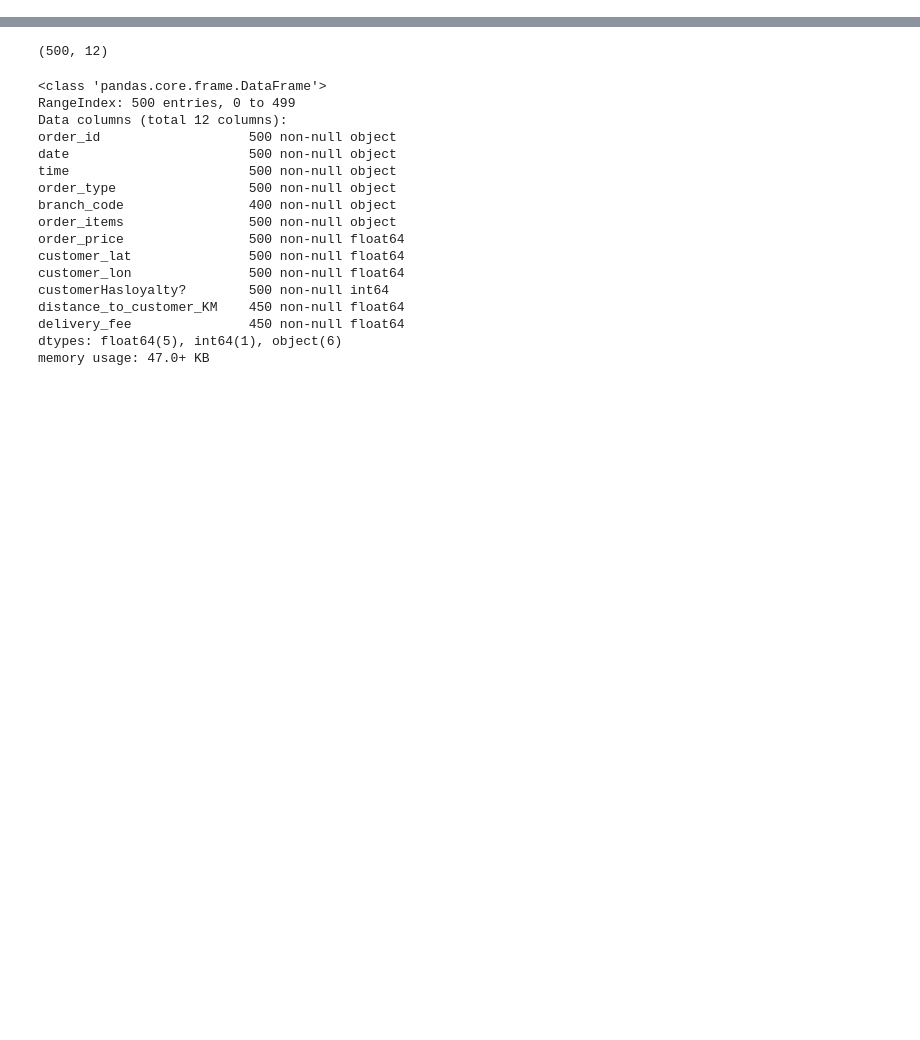
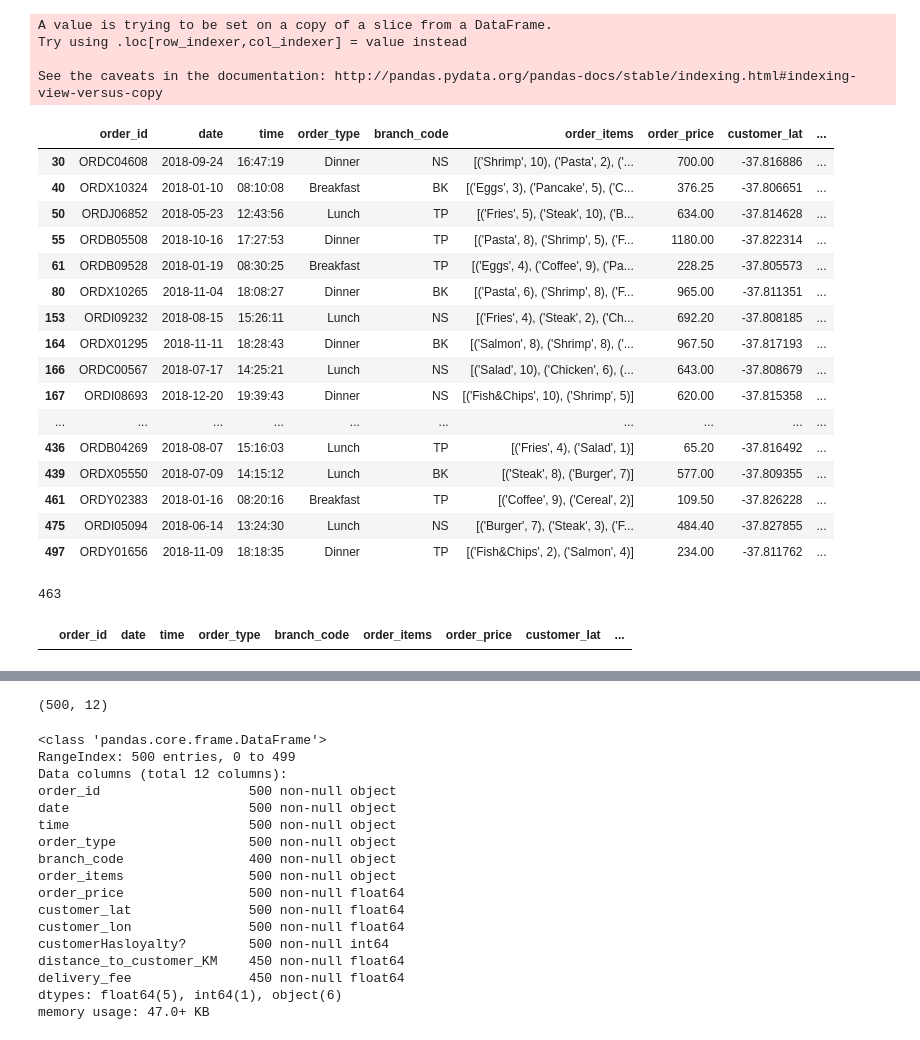
Before and after one commit to pradnyaalc/Data-Cleaning-and-EDA, a Jupyter notebook: Group_113.ipynb, the cells around one changed output, grey strips where cells are left out. Cells and saved outputs as stored; diff of their text form; code cells hidden in the pictures; blank space fills up the shorter version.

Commit message:
fixing for date, time+order_type, branch_code, interchange_latitude_longitude, positive_latitude

```diff
--- a/Group_113.ipynb
+++ b/Group_113.ipynb
@@ -9,0 +59,35 @@ branches = pd.read_csv("./branches.csv")
+# %%
+# checking date format
+
+mask = pd.to_datetime(dirty_df.date, format='%Y-%m-%d', errors='coerce').isna()
+dirty_date = dirty_df.loc[mask, :]
+dirty_date
+# %%
+# fixing date format
+def fix_date(date_str):
+    date_token = date_str.split('-')
+    year = (date_token[0])
+    month = (int)(date_token[1])
+    date = (int)(date_token[2])
+
+    if len(year) != 4:
+        year,date = date,(int)(year)
+
+    if month > 12:
+        date,month = month,date
+
+    if month in (4,6,9,11):
+        if date >30:
+            date = 30
+
+    if month == 2:
+        if date>28:
+            date =28
+
+    final_date = pd.to_datetime(str(year)+"-"+str(month)+"-"+str(date),format='%Y-%m-%d')
+#     print("date string:" + date_str + "######" + " final date:" + str(final_date))
+    return final_date
+
+dirty_date['date']=dirty_date['date'].apply(fix_date)
+dirty_date
+# %% [output]
@@ -9,0 +111,21 @@ branches = pd.read_csv("./branches.csv")
+A value is trying to be set on a copy of a slice from a DataFrame.
+Try using .loc[row_indexer,col_indexer] = value instead
+
+See the caveats in the documentation: http://pandas.pydata.org/pandas-docs/stable/indexing.html#indexing-view-versus-copy
+|  | order_id | date | time | order_type | branch_code | order_items | order_price | customer_lat | ... |
+| 30 | ORDC04608 | 2018-09-24 | 16:47:19 | Dinner | NS | [('Shrimp', 10), ('Pasta', 2), ('... | 700.00 | -37.816886 | ... |
+| 40 | ORDX10324 | 2018-01-10 | 08:10:08 | Breakfast | BK | [('Eggs', 3), ('Pancake', 5), ('C... | 376.25 | -37.806651 | ... |
+| 50 | ORDJ06852 | 2018-05-23 | 12:43:56 | Lunch | TP | [('Fries', 5), ('Steak', 10), ('B... | 634.00 | -37.814628 | ... |
+| 55 | ORDB05508 | 2018-10-16 | 17:27:53 | Dinner | TP | [('Pasta', 8), ('Shrimp', 5), ('F... | 1180.00 | -37.822314 | ... |
+| 61 | ORDB09528 | 2018-01-19 | 08:30:25 | Breakfast | TP | [('Eggs', 4), ('Coffee', 9), ('Pa... | 228.25 | -37.805573 | ... |
+| 80 | ORDX10265 | 2018-11-04 | 18:08:27 | Dinner | BK | [('Pasta', 6), ('Shrimp', 8), ('F... | 965.00 | -37.811351 | ... |
+| 153 | ORDI09232 | 2018-08-15 | 15:26:11 | Lunch | NS | [('Fries', 4), ('Steak', 2), ('Ch... | 692.20 | -37.808185 | ... |
+| 164 | ORDX01295 | 2018-11-11 | 18:28:43 | Dinner | BK | [('Salmon', 8), ('Shrimp', 8), ('... | 967.50 | -37.817193 | ... |
+| 166 | ORDC00567 | 2018-07-17 | 14:25:21 | Lunch | NS | [('Salad', 10), ('Chicken', 6), (... | 643.00 | -37.808679 | ... |
+| 167 | ORDI08693 | 2018-12-20 | 19:39:43 | Dinner | NS | [('Fish&Chips', 10), ('Shrimp', 5)] | 620.00 | -37.815358 | ... |
+| ... | ... | ... | ... | ... | ... | ... | ... | ... | ... |
+| 436 | ORDB04269 | 2018-08-07 | 15:16:03 | Lunch | TP | [('Fries', 4), ('Salad', 1)] | 65.20 | -37.816492 | ... |
+| 439 | ORDX05550 | 2018-07-09 | 14:15:12 | Lunch | BK | [('Steak', 8), ('Burger', 7)] | 577.00 | -37.809355 | ... |
+| 461 | ORDY02383 | 2018-01-16 | 08:20:16 | Breakfast | TP | [('Coffee', 9), ('Cereal', 2)] | 109.50 | -37.826228 | ... |
+| 475 | ORDI05094 | 2018-06-14 | 13:24:30 | Lunch | NS | [('Burger', 7), ('Steak', 3), ('F... | 484.40 | -37.827855 | ... |
+| 497 | ORDY01656 | 2018-11-09 | 18:18:35 | Dinner | TP | [('Fish&Chips', 2), ('Salmon', 4)] | 234.00 | -37.811762 | ... |
@@ -9,0 +134,12 @@ branches = pd.read_csv("./branches.csv")
+# %%
+len(dirty_new)
+# %% [output]
+463
+# %%
+# check time format
+
+mask1 = pd.to_datetime(dirty_new.time, format='%H:%M:%S', errors='coerce').isna()
+dirty_time = dirty_new.loc[mask1, :]
+dirty_time
+# %% [output]
+|  | order_id | date | time | order_type | branch_code | order_items | order_price | customer_lat | ... |
```
Also changed, not shown: parts of 36 cells of this notebook.
